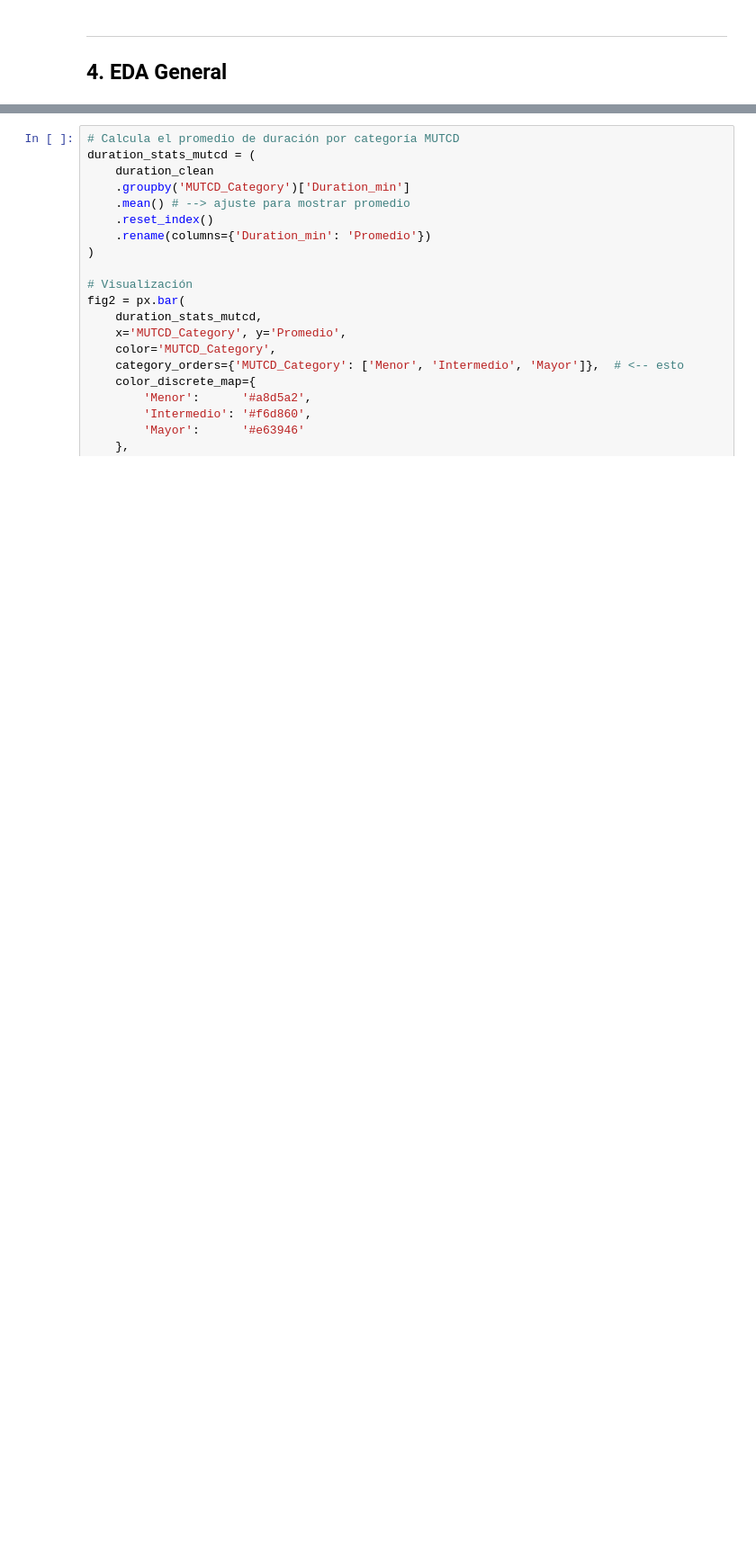
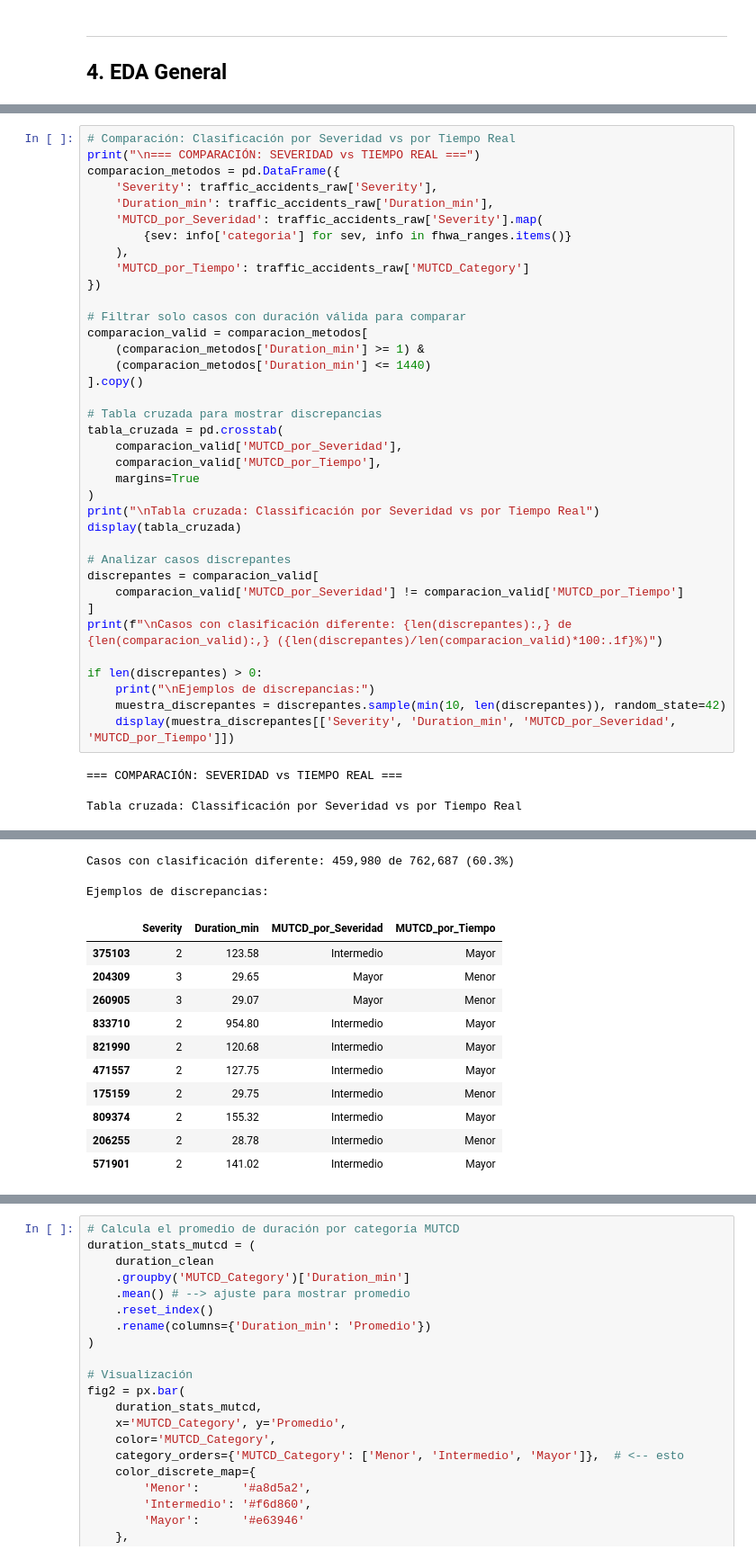
Before and after one commit to edegraciab/final_project, a Jupyter notebook: notebooks/proyecto_integrador_2/04.EDA_FL_v2.ipynb, the cells around one changed output, grey strips where cells are left out. Shown at 90% size. Cells and saved outputs as stored; diff of their text form; blank space fills up the shorter version.

```diff
--- a/notebooks/proyecto_integrador_2/04.EDA_FL_v2.ipynb
+++ b/notebooks/proyecto_integrador_2/04.EDA_FL_v2.ipynb
@@ -593,0 +689,41 @@ NOTA METODOLOGICA:
+# %%
+# Comparación: Clasificación por Severidad vs por Tiempo Real
+print("\n=== COMPARACIÓN: SEVERIDAD vs TIEMPO REAL ===")
+comparacion_metodos = pd.DataFrame({
+    'Severity': traffic_accidents_raw['Severity'],
+    'Duration_min': traffic_accidents_raw['Duration_min'],
+    'MUTCD_por_Severidad': traffic_accidents_raw['Severity'].map(
+        {sev: info['categoria'] for sev, info in fhwa_ranges.items()}
+    ),
+    'MUTCD_por_Tiempo': traffic_accidents_raw['MUTCD_Category']
+})
+
+# Filtrar solo casos con duración válida para comparar
+comparacion_valid = comparacion_metodos[
+    (comparacion_metodos['Duration_min'] >= 1) &
+    (comparacion_metodos['Duration_min'] <= 1440)
+].copy()
+
+# Tabla cruzada para mostrar discrepancias
+tabla_cruzada = pd.crosstab(
+    comparacion_valid['MUTCD_por_Severidad'],
+    comparacion_valid['MUTCD_por_Tiempo'],
+    margins=True
+)
+print("\nTabla cruzada: Classificación por Severidad vs por Tiempo Real")
+display(tabla_cruzada)
+
+# Analizar casos discrepantes
+discrepantes = comparacion_valid[
+    comparacion_valid['MUTCD_por_Severidad'] != comparacion_valid['MUTCD_por_Tiempo']
+]
+print(f"\nCasos con clasificación diferente: {len(discrepantes):,} de {len(comparacion_valid):,} ({len(discrepantes)/len(comparacion_valid)*100:.1f}%)")
+
+if len(discrepantes) > 0:
+    print("\nEjemplos de discrepancias:")
+    muestra_discrepantes = discrepantes.sample(min(10, len(discrepantes)), random_state=42)
+    display(muestra_discrepantes[['Severity', 'Duration_min', 'MUTCD_por_Severidad', 'MUTCD_por_Tiempo']])
+# %% [output]
+=== COMPARACIÓN: SEVERIDAD vs TIEMPO REAL ===
+
+Tabla cruzada: Classificación por Severidad vs por Tiempo Real
@@ -593,0 +736,14 @@ NOTA METODOLOGICA:
+Casos con clasificación diferente: 459,980 de 762,687 (60.3%)
+
+Ejemplos de discrepancias:
+|  | Severity | Duration_min | MUTCD_por_Severidad | MUTCD_por_Tiempo |
+| 375103 | 2 | 123.58 | Intermedio | Mayor |
+| 204309 | 3 | 29.65 | Mayor | Menor |
+| 260905 | 3 | 29.07 | Mayor | Menor |
+| 833710 | 2 | 954.80 | Intermedio | Mayor |
+| 821990 | 2 | 120.68 | Intermedio | Mayor |
+| 471557 | 2 | 127.75 | Intermedio | Mayor |
+| 175159 | 2 | 29.75 | Intermedio | Menor |
+| 809374 | 2 | 155.32 | Intermedio | Mayor |
+| 206255 | 2 | 28.78 | Intermedio | Menor |
+| 571901 | 2 | 141.02 | Intermedio | Mayor |
```
Also changed, not shown: parts of 47 cells of this notebook.
